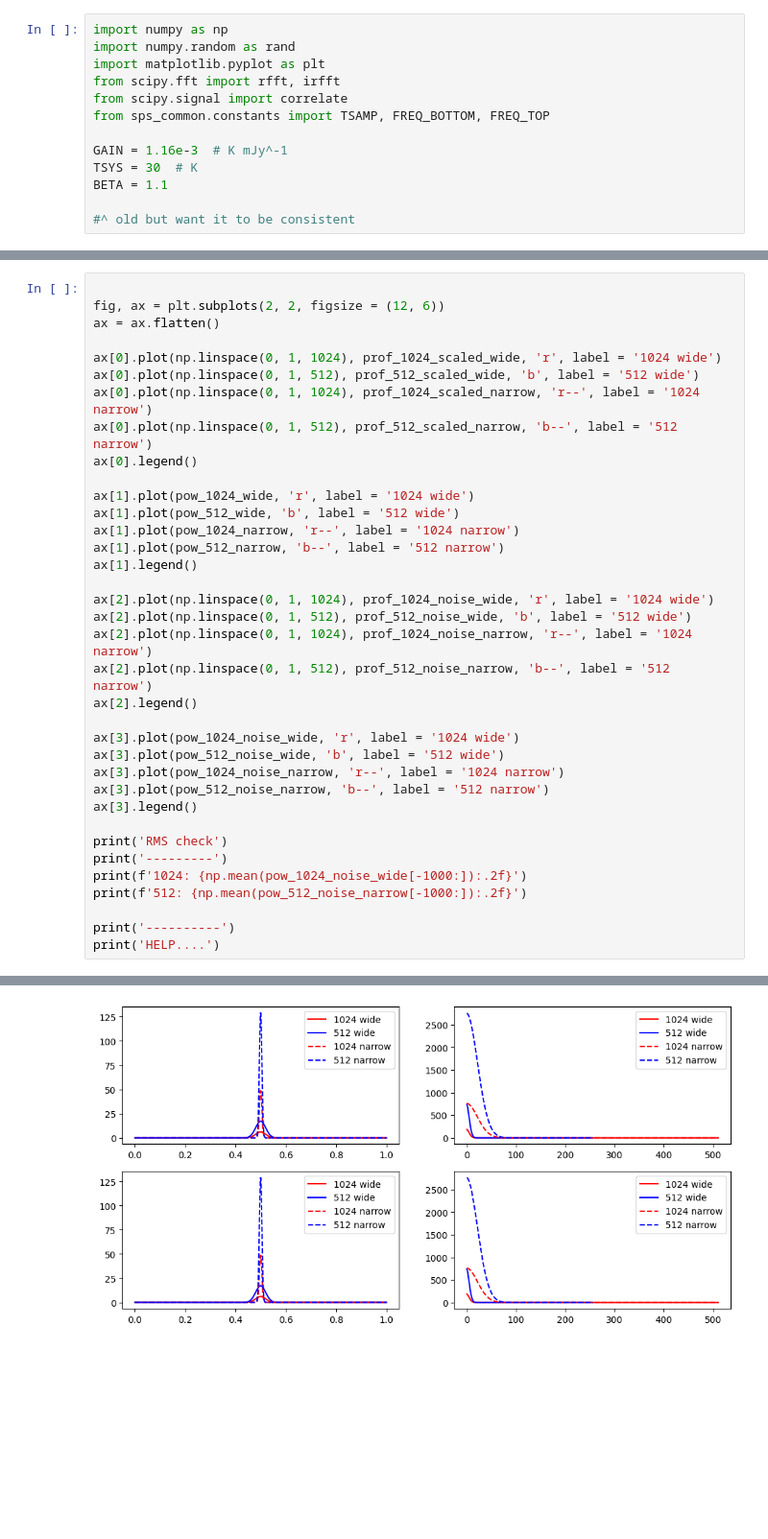
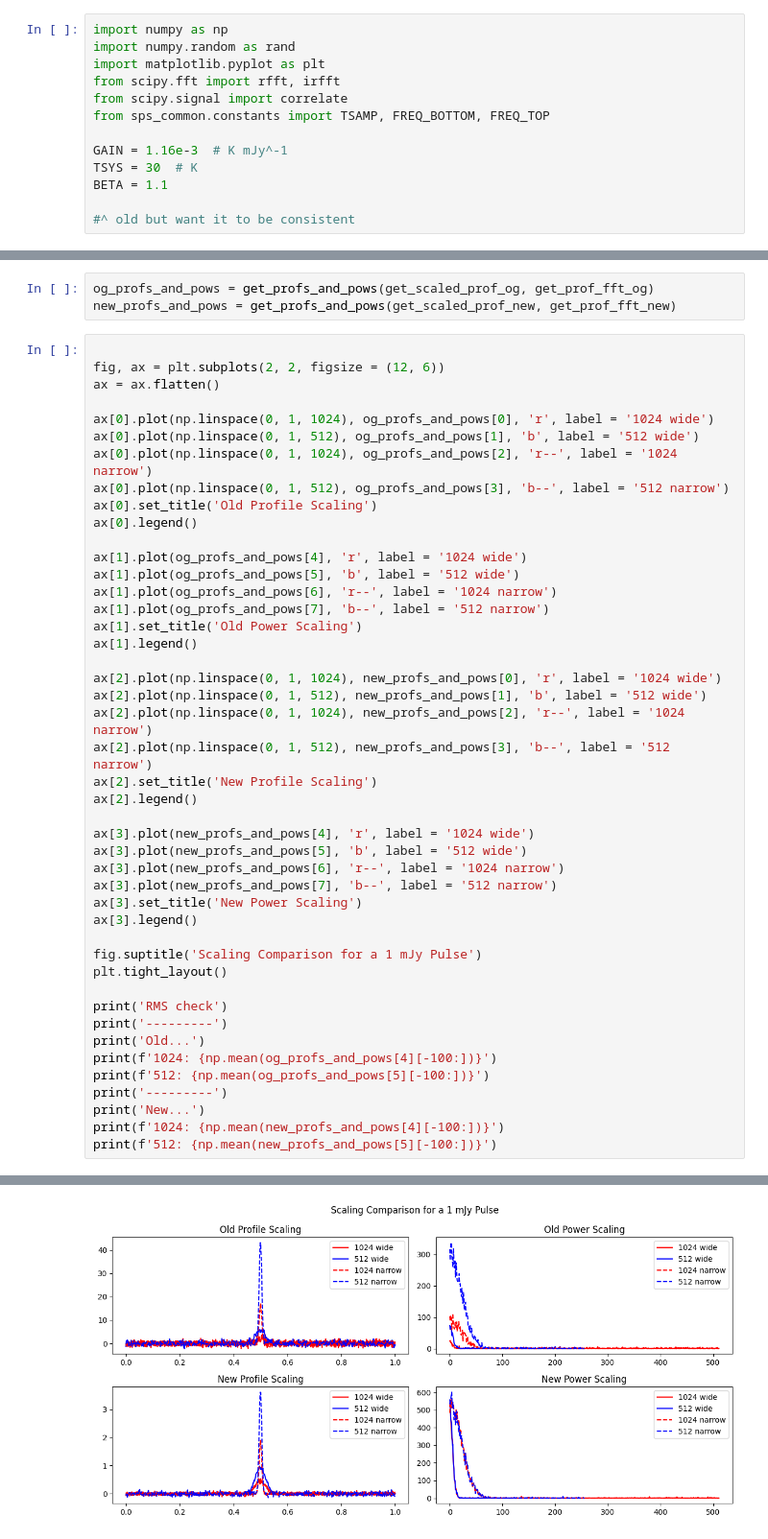
Before and after one commit to chime-sps/Transmissivity, a Jupyter notebook: scripts/flux_to_power.ipynb, the cells around one changed output, grey strips where cells are left out. Shown at 96% size. Cells and saved outputs as stored; diff of their text form; blank space fills up the shorter version.

Commit message:
new version of flux_to_power()

```diff
--- a/scripts/flux_to_power.ipynb
+++ b/scripts/flux_to_power.ipynb
@@ -124,39 +174,51 @@ pow_512_noise_narrow = np.abs(fft_512_noise_narrow)**2
+# %%
+og_profs_and_pows = get_profs_and_pows(get_scaled_prof_og, get_prof_fft_og)
+new_profs_and_pows = get_profs_and_pows(get_scaled_prof_new, get_prof_fft_new)
 # %%
 
 fig, ax = plt.subplots(2, 2, figsize = (12, 6))
 ax = ax.flatten()
 
-ax[0].plot(np.linspace(0, 1, 1024), prof_1024_scaled_wide, 'r', label = '1024 wide')
-ax[0].plot(np.linspace(0, 1, 512), prof_512_scaled_wide, 'b', label = '512 wide')
-ax[0].plot(np.linspace(0, 1, 1024), prof_1024_scaled_narrow, 'r--', label = '1024 narrow')
-ax[0].plot(np.linspace(0, 1, 512), prof_512_scaled_narrow, 'b--', label = '512 narrow')
+ax[0].plot(np.linspace(0, 1, 1024), og_profs_and_pows[0], 'r', label = '1024 wide')
+ax[0].plot(np.linspace(0, 1, 512), og_profs_and_pows[1], 'b', label = '512 wide')
+ax[0].plot(np.linspace(0, 1, 1024), og_profs_and_pows[2], 'r--', label = '1024 narrow')
+ax[0].plot(np.linspace(0, 1, 512), og_profs_and_pows[3], 'b--', label = '512 narrow')
+ax[0].set_title('Old Profile Scaling')
 ax[0].legend()
 
-ax[1].plot(pow_1024_wide, 'r', label = '1024 wide')
-ax[1].plot(pow_512_wide, 'b', label = '512 wide')
-ax[1].plot(pow_1024_narrow, 'r--', label = '1024 narrow')
-ax[1].plot(pow_512_narrow, 'b--', label = '512 narrow')
+ax[1].plot(og_profs_and_pows[4], 'r', label = '1024 wide')
+ax[1].plot(og_profs_and_pows[5], 'b', label = '512 wide')
+ax[1].plot(og_profs_and_pows[6], 'r--', label = '1024 narrow')
+ax[1].plot(og_profs_and_pows[7], 'b--', label = '512 narrow')
+ax[1].set_title('Old Power Scaling')
 ax[1].legend()
 
-ax[2].plot(np.linspace(0, 1, 1024), prof_1024_noise_wide, 'r', label = '1024 wide')
-ax[2].plot(np.linspace(0, 1, 512), prof_512_noise_wide, 'b', label = '512 wide')
-ax[2].plot(np.linspace(0, 1, 1024), prof_1024_noise_narrow, 'r--', label = '1024 narrow')
-ax[2].plot(np.linspace(0, 1, 512), prof_512_noise_narrow, 'b--', label = '512 narrow')
+ax[2].plot(np.linspace(0, 1, 1024), new_profs_and_pows[0], 'r', label = '1024 wide')
+ax[2].plot(np.linspace(0, 1, 512), new_profs_and_pows[1], 'b', label = '512 wide')
+ax[2].plot(np.linspace(0, 1, 1024), new_profs_and_pows[2], 'r--', label = '1024 narrow')
+ax[2].plot(np.linspace(0, 1, 512), new_profs_and_pows[3], 'b--', label = '512 narrow')
+ax[2].set_title('New Profile Scaling')
 ax[2].legend()
 
-ax[3].plot(pow_1024_noise_wide, 'r', label = '1024 wide')
-ax[3].plot(pow_512_noise_wide, 'b', label = '512 wide')
-ax[3].plot(pow_1024_noise_narrow, 'r--', label = '1024 narrow')
-ax[3].plot(pow_512_noise_narrow, 'b--', label = '512 narrow')
+ax[3].plot(new_profs_and_pows[4], 'r', label = '1024 wide')
+ax[3].plot(new_profs_and_pows[5], 'b', label = '512 wide')
+ax[3].plot(new_profs_and_pows[6], 'r--', label = '1024 narrow')
+ax[3].plot(new_profs_and_pows[7], 'b--', label = '512 narrow')
+ax[3].set_title('New Power Scaling')
 ax[3].legend()
+
+fig.suptitle('Scaling Comparison for a 1 mJy Pulse')
+plt.tight_layout()
 
 print('RMS check')
 print('---------')
-print(f'1024: {np.mean(pow_1024_noise_wide[-1000:]):.2f}')
-print(f'512: {np.mean(pow_512_noise_narrow[-1000:]):.2f}')
-
-print('----------')
-print('HELP....')
+print('Old...')
+print(f'1024: {np.mean(og_profs_and_pows[4][-100:])}')
+print(f'512: {np.mean(og_profs_and_pows[5][-100:])}')
+print('---------')
+print('New...')
+print(f'1024: {np.mean(new_profs_and_pows[4][-100:])}')
+print(f'512: {np.mean(new_profs_and_pows[5][-100:])}')
 # %% [output]
 RMS check
 ---------
@@ -167 +232 @@ HELP....
-[figure, old version]
+[figure, new version]
```
Also changed, not shown: parts of 5 cells of this notebook.
